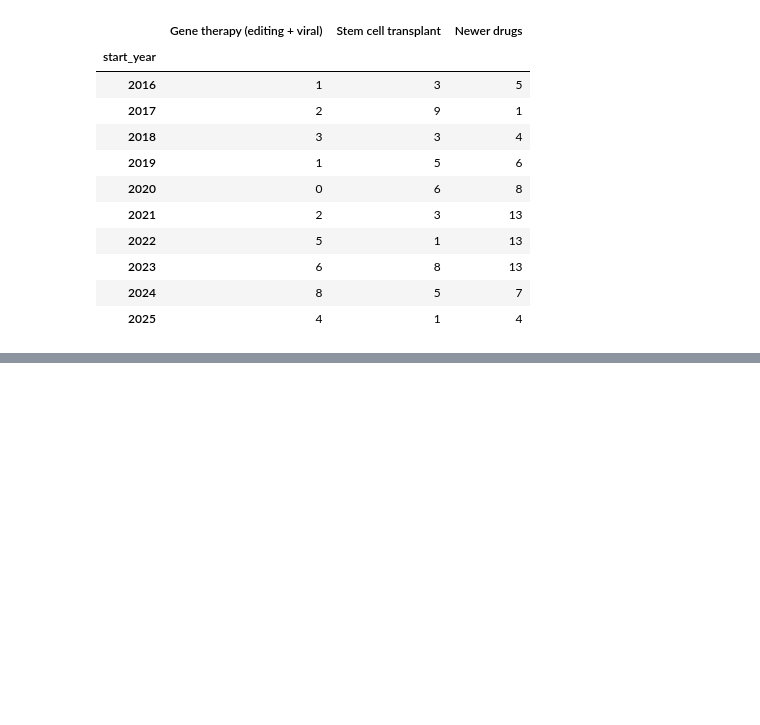
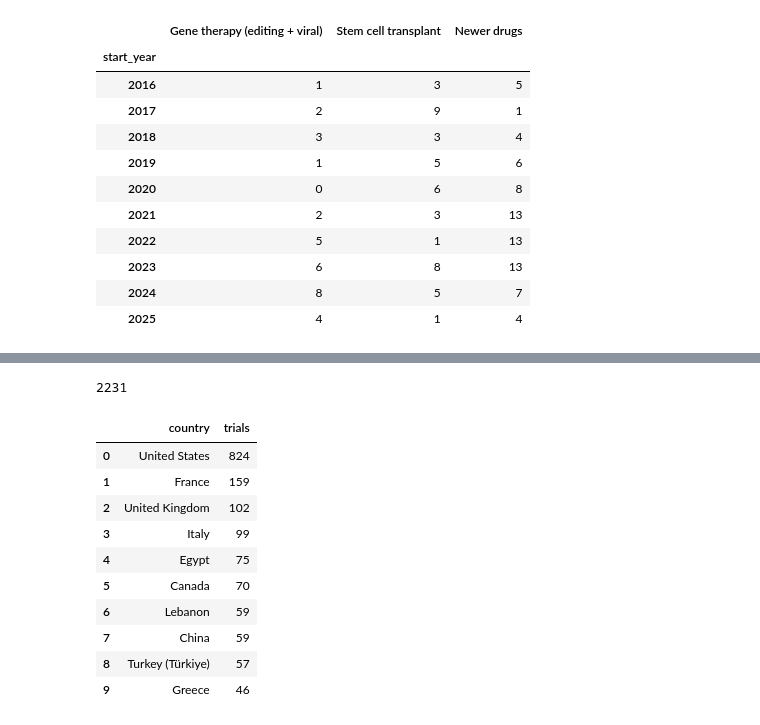
Before and after one commit to Chidera-Obiajunwa/sickle-cell-trial-landscape, a Jupyter notebook: sickle_cell_trials.ipynb, the cells around one changed output, grey strips where cells are left out. Cells and saved outputs as stored; diff of their text form; code cells hidden in the pictures; blank space fills up the shorter version.

```diff
--- a/sickle_cell_trials.ipynb
+++ b/sickle_cell_trials.ipynb
@@ -575,0 +579,5 @@ under-counted because trials are often registered after they start (**reporting
+# %%
+import sqlite3
+
+conn = sqlite3.connect("trials.db")
+df.to_sql("trials", conn, index=False, if_exists="replace")
@@ -575,0 +638,24 @@ under-counted because trials are often registered after they start (**reporting
+# %%
+countries_df.to_sql("trial_countries", conn, index=False, if_exists="replace")
+# %% [output]
+2231
+# %%
+pd.read_sql("""
+SELECT country, COUNT (*) AS trials
+FROM trial_countries
+GROUP BY country
+ORDER BY trials DESC
+LIMIT 10
+""", conn)
+# %% [output]
+|  | country | trials |
+| 0 | United States | 824 |
+| 1 | France | 159 |
+| 2 | United Kingdom | 102 |
+| 3 | Italy | 99 |
+| 4 | Egypt | 75 |
+| 5 | Canada | 70 |
+| 6 | Lebanon | 59 |
+| 7 | China | 59 |
+| 8 | Turkey (Türkiye) | 57 |
+| 9 | Greece | 46 |
```
Also changed, not shown: parts of 17 cells of this notebook.
